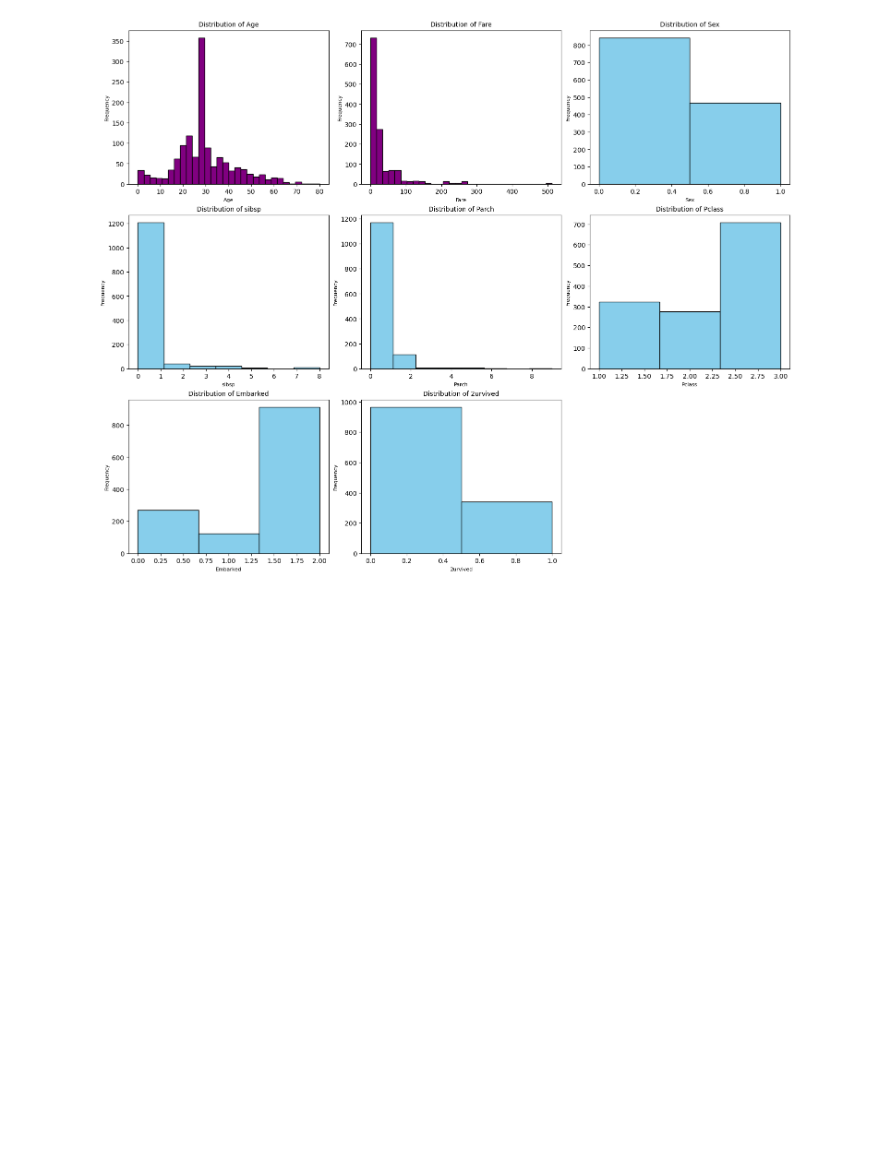
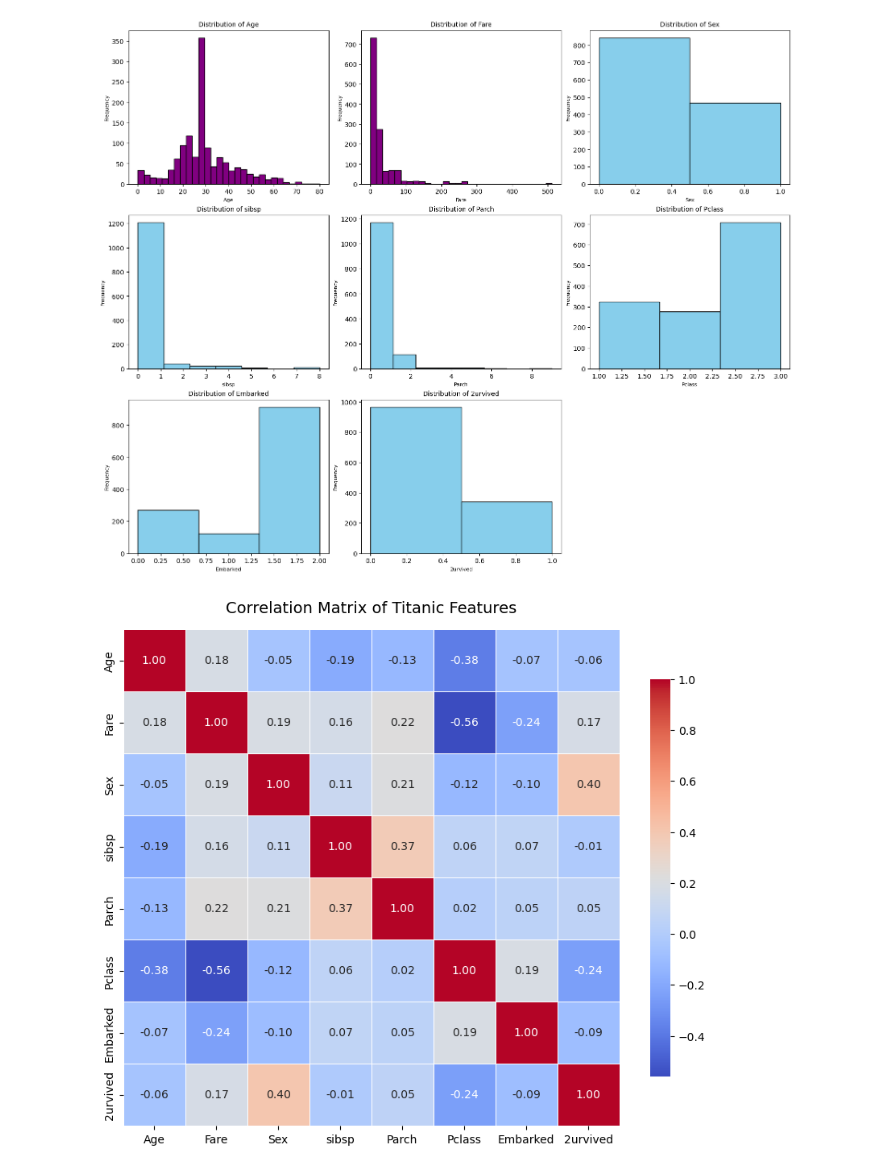
Before and after one commit to bdixit25/Machine_Learning_Projects-Practice, a Jupyter notebook: SupervisedML_Classification/Titanic_Survival_Prediction/notebooks/01_data_exploration.ipynb, the cells around one changed output. Cells and saved outputs as stored; diff of their text form; code cells hidden in the pictures; blank space fills up the shorter version.

Commit message:
Updated EDA for Titanic Survival Prediction

```diff
--- a/SupervisedML_Classification/Titanic_Survival_Prediction/notebooks/01_data_exploration.ipynb
+++ b/SupervisedML_Classification/Titanic_Survival_Prediction/notebooks/01_data_exploration.ipynb
@@ -143,3 +143,47 @@ plt.savefig("../figures/titanic_filtered_variables_distribution.pdf", bbox_inche
 plt.show()
 # %% [output]
 [figure]
+# %%
+import seaborn as sns
+
+# Assuming your dataframe is named 'df'
+# Example: df = pd.read_csv('your_dataset.csv')
+
+# Remove all columns that contain 'zero' in their name, as well as 'Passengerid'
+columns_for_corr = [
+    col
+    for col in df.columns
+    if "zero" not in col.lower() and col != "Passengerid"
+]
+
+# Filter the dataframe for the selected variables
+df_corr = df[columns_for_corr]
+
+# Calculate the correlation matrix
+corr_matrix = df_corr.corr()
+
+# Set up the matplotlib figure
+plt.figure(figsize=(10, 8))
+
+# Draw the heatmap using Seaborn
+sns.heatmap(
+    corr_matrix,
+    annot=True,
+    fmt=".2f",
+    cmap="coolwarm",
+    square=True,
+    linewidths=0.5,
+    cbar_kws={"shrink": 0.8},
+)
+
+# Set the title
+plt.title("Correlation Matrix of Titanic Features", fontsize=14, pad=15)
+
+# Save the figure as PNG and PDF
+plt.savefig("../figures/titanic_correlation_matrix.png", dpi=300, bbox_inches="tight")
+plt.savefig("../figures/titanic_correlation_matrix.pdf", bbox_inches="tight")
+
+# Display the plot
+plt.show()
+# %% [output]
+[figure, added]
```
Also changed, not shown: 2 other files.
